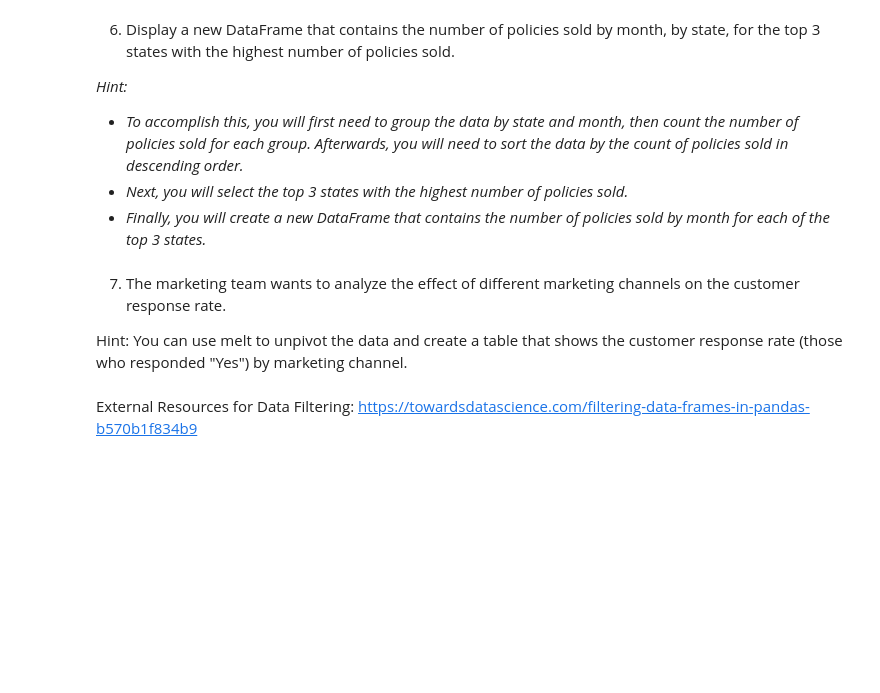
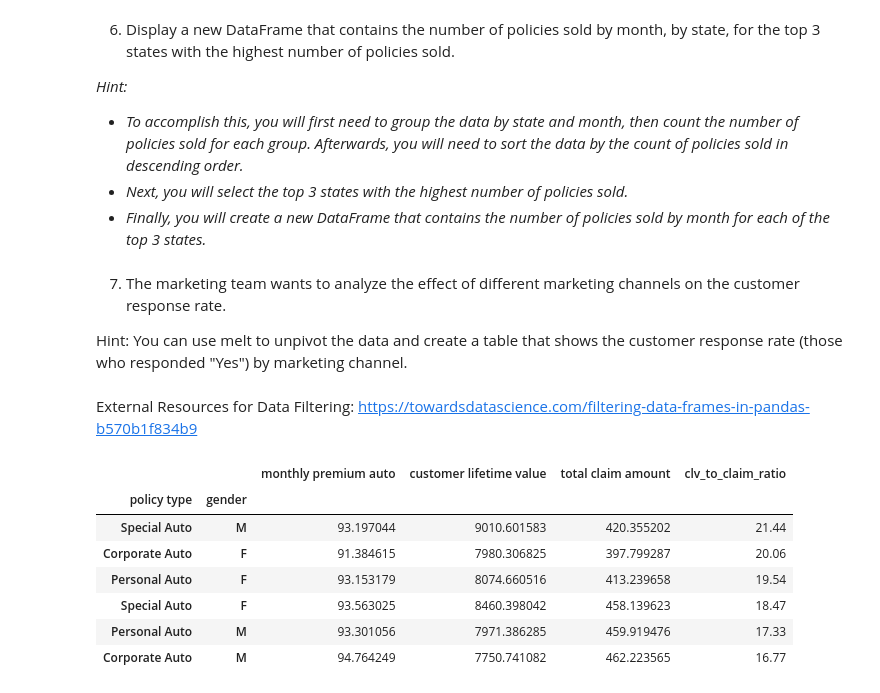
Before and after one commit to sergiocruz9/lab-dw-data-aggregation-and-filtering, a Jupyter notebook: lab-dw-aggregating.ipynb, the cells around one changed output. Saved outputs shown, nothing was run; the diff lists cells and outputs as text; code cells hidden in the pictures; blank space fills up the shorter version.

```diff
--- a/lab-dw-aggregating.ipynb
+++ b/lab-dw-aggregating.ipynb
@@ -39,0 +61,24 @@ External Resources for Data Filtering: https://towardsdatascience.com/filtering-
+# %%
+#2 group by variables:
+df.columns=df.columns.str.lower()
+dfg=df[df["response"]=="Yes"] #filter out the NO responde to the campaign
+dfg=df.groupby(["policy type", "gender"])[['monthly premium auto', 'customer lifetime value', 'total claim amount']].mean() #apply the grouping and filtering
+dfg=dfg.sort_values(by="customer lifetime value", ascending=False)
+
+ # Add a ratio  to compare profitability and risk:
+dfg['clv_to_claim_ratio'] = (
+    dfg['customer lifetime value'] / dfg['total claim amount']).round(2)
+
+dfg=dfg.sort_values(by='clv_to_claim_ratio', ascending=False)
+dfg
+
+#Special Auto male costuomers, are more the ones with a higher probable profitability and less probable risk for the company
+# %% [output]
+|  |  | monthly premium auto | customer lifetime value | total claim amount | clv_to_claim_ratio |
+| policy type | gender |  |  |  |  |
+| Special Auto | M | 93.197044 | 9010.601583 | 420.355202 | 21.44 |
+| Corporate Auto | F | 91.384615 | 7980.306825 | 397.799287 | 20.06 |
+| Personal Auto | F | 93.153179 | 8074.660516 | 413.239658 | 19.54 |
+| Special Auto | F | 93.563025 | 8460.398042 | 458.139623 | 18.47 |
+| Personal Auto | M | 93.301056 | 7971.386285 | 459.919476 | 17.33 |
+| Corporate Auto | M | 94.764249 | 7750.741082 | 462.223565 | 16.77 |
```
Also changed, not shown: parts of 9 cells of this notebook.
